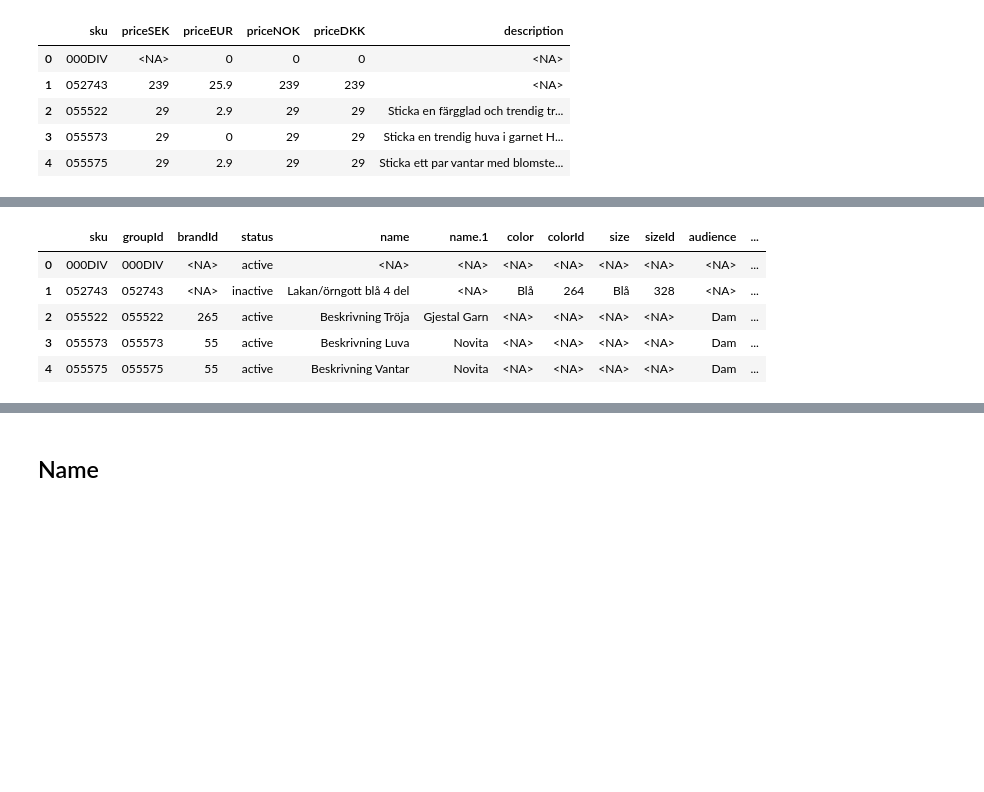
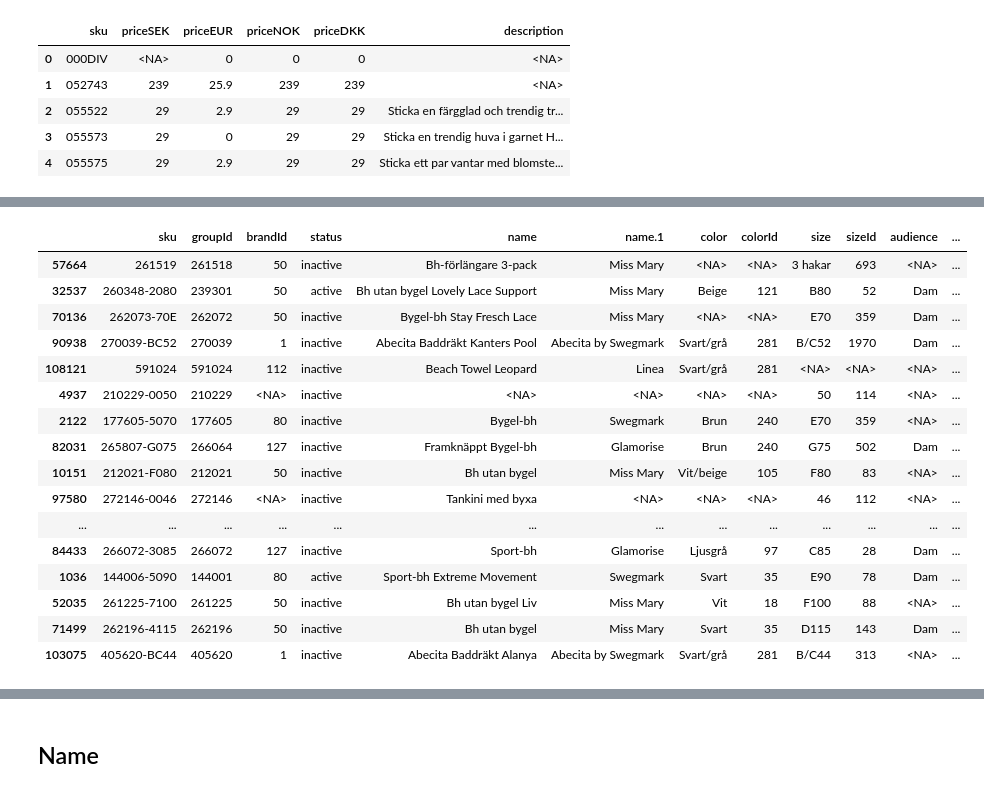
Before and after one commit to maria-lagerholm/itcm_recommendation_engine, a Jupyter notebook: notebooks/eda_articles.ipynb, the cells around one changed output, grey strips where cells are left out. Saved outputs shown, nothing was run; the diff lists cells and outputs as text; code cells hidden in the pictures; blank space fills up the shorter version.

```diff
--- a/notebooks/eda_articles.ipynb
+++ b/notebooks/eda_articles.ipynb
@@ -87,0 +187,5 @@ with pd.option_context('display.max_colwidth', None, 'display.width', 0, 'displa
+# %%
+pd.set_option('display.max_columns', None)
+pd.set_option('display.width', 2000)
+pd.set_option('display.max_colwidth', None)
+articles_selected.sample(10)
@@ -91,14 +207,25 @@ articles = articles.merge(articles_selected, on='sku', how='left')
 # %%
 articles = articles.drop(columns=['length', 'width', 'height', 'weight', 'fabricId', 'fabric'])
 
-articles.head()
+articles.sample(40)
 # %% [output]
 |  | sku | groupId | brandId | status | name | name.1 | color | colorId | size | sizeId | audience | ... |
-| 0 | 000DIV | 000DIV | <NA> | active | <NA> | <NA> | <NA> | <NA> | <NA> | <NA> | <NA> | ... |
-| 1 | 052743 | 052743 | <NA> | inactive | Lakan/örngott blå 4 del | <NA> | Blå | 264 | Blå | 328 | <NA> | ... |
-| 2 | 055522 | 055522 | 265 | active | Beskrivning Tröja | Gjestal Garn | <NA> | <NA> | <NA> | <NA> | Dam | ... |
-| 3 | 055573 | 055573 | 55 | active | Beskrivning Luva | Novita | <NA> | <NA> | <NA> | <NA> | Dam | ... |
-| 4 | 055575 | 055575 | 55 | active | Beskrivning Vantar | Novita | <NA> | <NA> | <NA> | <NA> | Dam | ... |
+| 57664 | 261519 | 261518 | 50 | inactive | Bh-förlängare 3-pack | Miss Mary | <NA> | <NA> | 3 hakar | 693 | <NA> | ... |
+| 32537 | 260348-2080 | 239301 | 50 | active | Bh utan bygel Lovely Lace Support | Miss Mary | Beige | 121 | B80 | 52 | Dam | ... |
+| 70136 | 262073-70E | 262072 | 50 | inactive | Bygel-bh Stay Fresch Lace | Miss Mary | <NA> | <NA> | E70 | 359 | Dam | ... |
+| 90938 | 270039-BC52 | 270039 | 1 | inactive | Abecita Baddräkt Kanters Pool | Abecita by Swegmark | Svart/grå | 281 | B/C52 | 1970 | Dam | ... |
+| 108121 | 591024 | 591024 | 112 | inactive | Beach Towel Leopard | Linea | Svart/grå | 281 | <NA> | <NA> | <NA> | ... |
+| 4937 | 210229-0050 | 210229 | <NA> | inactive | <NA> | <NA> | <NA> | <NA> | 50 | 114 | <NA> | ... |
+| 2122 | 177605-5070 | 177605 | 80 | inactive | Bygel-bh | Swegmark | Brun | 240 | E70 | 359 | <NA> | ... |
+| 82031 | 265807-G075 | 266064 | 127 | inactive | Framknäppt Bygel-bh | Glamorise | Brun | 240 | G75 | 502 | Dam | ... |
+| 10151 | 212021-F080 | 212021 | 50 | inactive | Bh utan bygel | Miss Mary | Vit/beige | 105 | F80 | 83 | <NA> | ... |
+| 97580 | 272146-0046 | 272146 | <NA> | inactive | Tankini med byxa | <NA> | <NA> | <NA> | 46 | 112 | <NA> | ... |
+| ... | ... | ... | ... | ... | ... | ... | ... | ... | ... | ... | ... | ... |
+| 84433 | 266072-3085 | 266072 | 127 | inactive | Sport-bh | Glamorise | Ljusgrå | 97 | C85 | 28 | Dam | ... |
+| 1036 | 144006-5090 | 144001 | 80 | active | Sport-bh Extreme Movement | Swegmark | Svart | 35 | E90 | 78 | Dam | ... |
+| 52035 | 261225-7100 | 261225 | 50 | inactive | Bh utan bygel Liv | Miss Mary | Vit | 18 | F100 | 88 | <NA> | ... |
+| 71499 | 262196-4115 | 262196 | 50 | inactive | Bh utan bygel | Miss Mary | Svart | 35 | D115 | 143 | Dam | ... |
+| 103075 | 405620-BC44 | 405620 | 1 | inactive | Abecita Baddräkt Alanya | Abecita by Swegmark | Svart/grå | 281 | B/C44 | 313 | <NA> | ... |
 # %%
 #count proportion of missing values in each column
 articles.isnull().mean()
```
Also changed, not shown: parts of 9 cells of this notebook, 5 other files.
